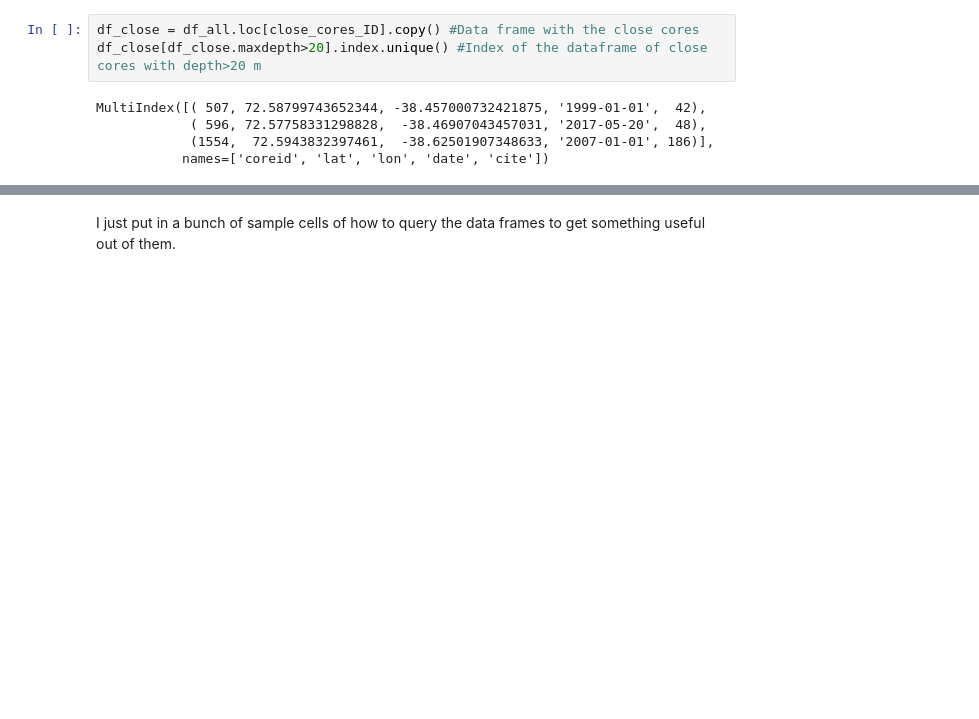
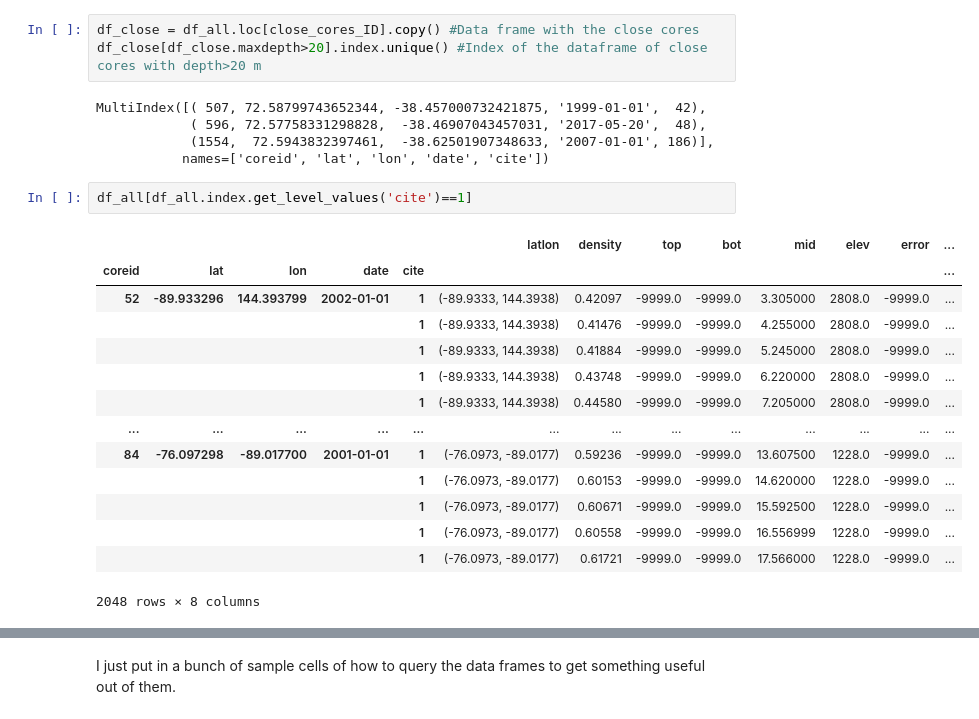
Before and after one commit to maximusjstevens/SumUpTools, a Jupyter notebook: SumUpTools.ipynb, the cells around one changed output, grey strips where cells are left out. Cells and saved outputs as stored; diff of their text form; blank space fills up the shorter version.

```diff
--- a/SumUpTools.ipynb
+++ b/SumUpTools.ipynb
@@ -52,3 +102,20 @@ MultiIndex([( 507, 72.58799743652344, -38.457000732421875, '1999-01-01',  42),
             ( 596, 72.57758331298828,  -38.46907043457031, '2017-05-20',  48),
             (1554,  72.5943832397461,  -38.62501907348633, '2007-01-01', 186)],
            names=['coreid', 'lat', 'lon', 'date', 'cite'])
+# %%
+df_all[df_all.index.get_level_values('cite')==1]
+# %% [output]
+|  |  |  |  |  | latlon | density | top | bot | mid | elev | error | ... |
+| coreid | lat | lon | date | cite |  |  |  |  |  |  |  | ... |
+| 52 | -89.933296 | 144.393799 | 2002-01-01 | 1 | (-89.9333, 144.3938) | 0.42097 | -9999.0 | -9999.0 | 3.305000 | 2808.0 | -9999.0 | ... |
+|  |  |  |  | 1 | (-89.9333, 144.3938) | 0.41476 | -9999.0 | -9999.0 | 4.255000 | 2808.0 | -9999.0 | ... |
+|  |  |  |  | 1 | (-89.9333, 144.3938) | 0.41884 | -9999.0 | -9999.0 | 5.245000 | 2808.0 | -9999.0 | ... |
+|  |  |  |  | 1 | (-89.9333, 144.3938) | 0.43748 | -9999.0 | -9999.0 | 6.220000 | 2808.0 | -9999.0 | ... |
+|  |  |  |  | 1 | (-89.9333, 144.3938) | 0.44580 | -9999.0 | -9999.0 | 7.205000 | 2808.0 | -9999.0 | ... |
+| ... | ... | ... | ... | ... | ... | ... | ... | ... | ... | ... | ... | ... |
+| 84 | -76.097298 | -89.017700 | 2001-01-01 | 1 | (-76.0973, -89.0177) | 0.59236 | -9999.0 | -9999.0 | 13.607500 | 1228.0 | -9999.0 | ... |
+|  |  |  |  | 1 | (-76.0973, -89.0177) | 0.60153 | -9999.0 | -9999.0 | 14.620000 | 1228.0 | -9999.0 | ... |
+|  |  |  |  | 1 | (-76.0973, -89.0177) | 0.60671 | -9999.0 | -9999.0 | 15.592500 | 1228.0 | -9999.0 | ... |
+|  |  |  |  | 1 | (-76.0973, -89.0177) | 0.60558 | -9999.0 | -9999.0 | 16.556999 | 1228.0 | -9999.0 | ... |
+|  |  |  |  | 1 | (-76.0973, -89.0177) | 0.61721 | -9999.0 | -9999.0 | 17.566000 | 1228.0 | -9999.0 | ... |
+2048 rows × 8 columns
```
Also changed, not shown: parts of 7 cells of this notebook, 1 other file.
